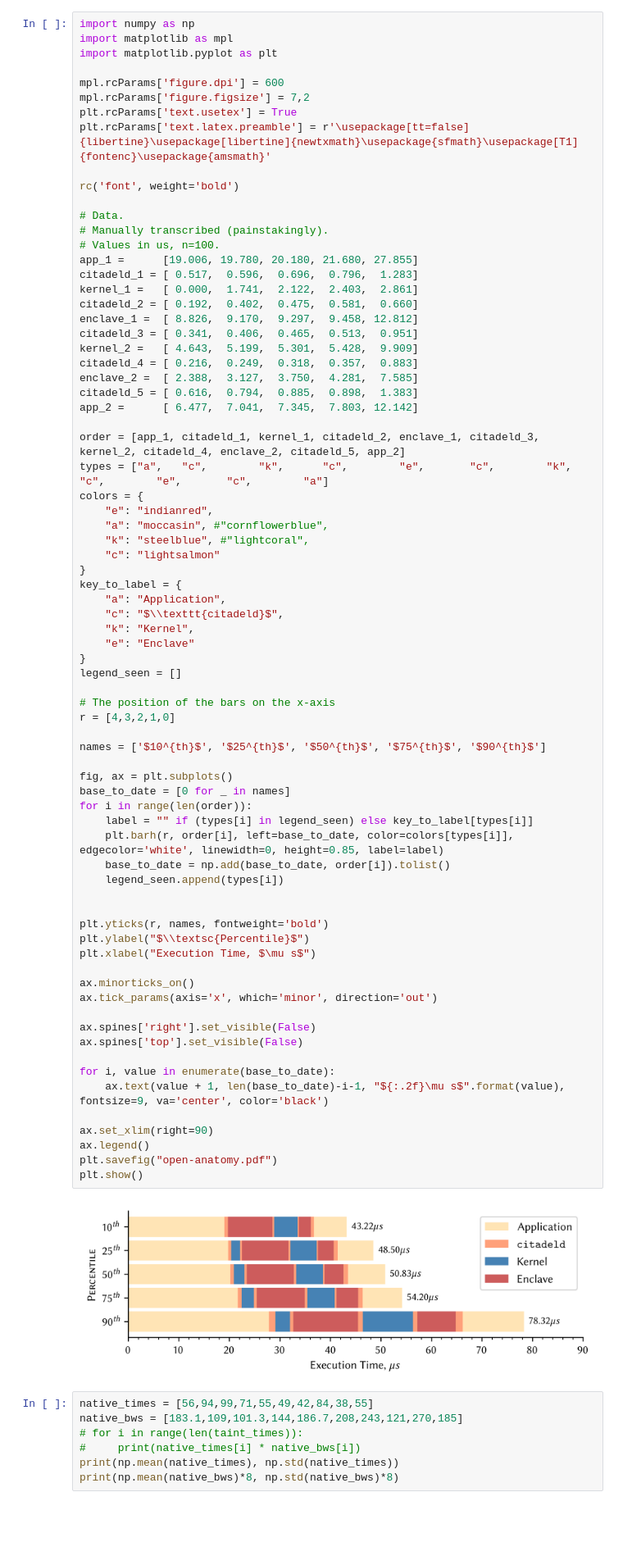
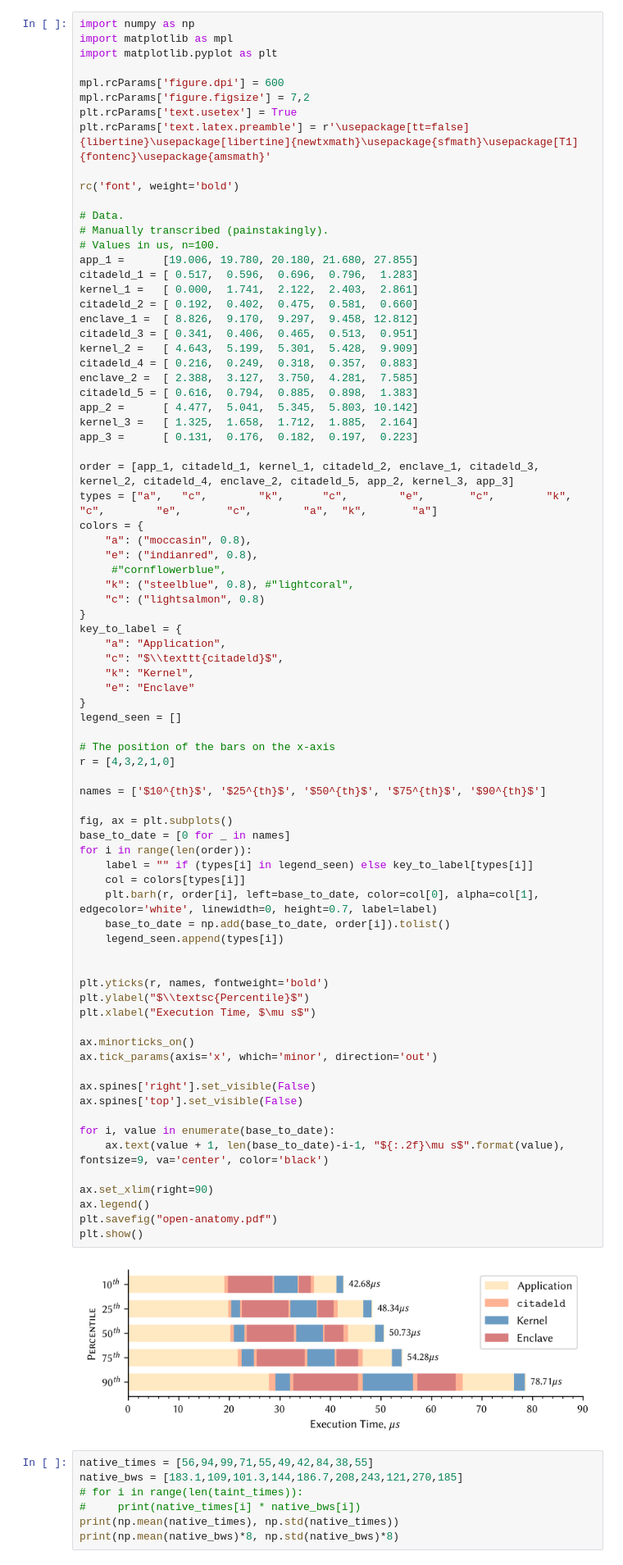
Before and after one commit to HarriBellThomas/citadel-evaluation, a Jupyter notebook: libcitadel-results/anatomy.ipynb, the cells around one changed output. Shown at 82% size. Drawn from its saved outputs; the diff is of its cells as text; blank space fills up the shorter version.

Commit message:
Update plotting code

```diff
--- a/libcitadel-results/anatomy.ipynb
+++ b/libcitadel-results/anatomy.ipynb
@@ -23,15 +23,18 @@ kernel_2 =   [ 4.643,  5.199,  5.301,  5.428,  9.909]
 citadeld_4 = [ 0.216,  0.249,  0.318,  0.357,  0.883]
 enclave_2 =  [ 2.388,  3.127,  3.750,  4.281,  7.585]
 citadeld_5 = [ 0.616,  0.794,  0.885,  0.898,  1.383]
-app_2 =      [ 6.477,  7.041,  7.345,  7.803, 12.142]
+app_2 =      [ 4.477,  5.041,  5.345,  5.803, 10.142]
+kernel_3 =   [ 1.325,  1.658,  1.712,  1.885,  2.164]
+app_3 =      [ 0.131,  0.176,  0.182,  0.197,  0.223]
 
-order = [app_1, citadeld_1, kernel_1, citadeld_2, enclave_1, citadeld_3, kernel_2, citadeld_4, enclave_2, citadeld_5, app_2]
-types = ["a",   "c",        "k",      "c",        "e",       "c",        "k",      "c",        "e",       "c",        "a"]
+order = [app_1, citadeld_1, kernel_1, citadeld_2, enclave_1, citadeld_3, kernel_2, citadeld_4, enclave_2, citadeld_5, app_2, kernel_3, app_3]
+types = ["a",   "c",        "k",      "c",        "e",       "c",        "k",      "c",        "e",       "c",        "a",  "k",       "a"]
 colors = {
-    "e": "indianred",
-    "a": "moccasin", #"cornflowerblue",
-    "k": "steelblue", #"lightcoral",
-    "c": "lightsalmon"
+    "a": ("moccasin", 0.8),
+    "e": ("indianred", 0.8),
+     #"cornflowerblue",
+    "k": ("steelblue", 0.8), #"lightcoral",
+    "c": ("lightsalmon", 0.8)
 }
 key_to_label = {
     "a": "Application",
@@ -45,35 +48,36 @@ legend_seen = []
 r = [4,3,2,1,0]
 
 names = ['$10^{th}$', '$25^{th}$', '$50^{th}$', '$75^{th}$', '$90^{th}$']
 
 fig, ax = plt.subplots()
 base_to_date = [0 for _ in names]
 for i in range(len(order)):
     label = "" if (types[i] in legend_seen) else key_to_label[types[i]]
-    plt.barh(r, order[i], left=base_to_date, color=colors[types[i]], edgecolor='white', linewidth=0, height=0.85, label=label)
+    col = colors[types[i]]
+    plt.barh(r, order[i], left=base_to_date, color=col[0], alpha=col[1], edgecolor='white', linewidth=0, height=0.7, label=label)
     base_to_date = np.add(base_to_date, order[i]).tolist()
     legend_seen.append(types[i])
 
 
 plt.yticks(r, names, fontweight='bold')
 plt.ylabel("$\\textsc{Percentile}$")
 plt.xlabel("Execution Time, $\mu s$")
 
 ax.minorticks_on()
 ax.tick_params(axis='x', which='minor', direction='out')
 
 ax.spines['right'].set_visible(False)
 ax.spines['top'].set_visible(False)
 
 for i, value in enumerate(base_to_date):
     ax.text(value + 1, len(base_to_date)-i-1, "${:.2f}\mu s$".format(value), fontsize=9, va='center', color='black')
 
 ax.set_xlim(right=90)
 ax.legend()
 plt.savefig("open-anatomy.pdf")
 plt.show()
 # %% [output]
-[figure, old version]
+[figure, new version]
 # %%
 native_times = [56,94,99,71,55,49,42,84,38,55]
 native_bws = [183.1,109,101.3,144,186.7,208,243,121,270,185]
```
Also changed, not shown: 4 other files.
